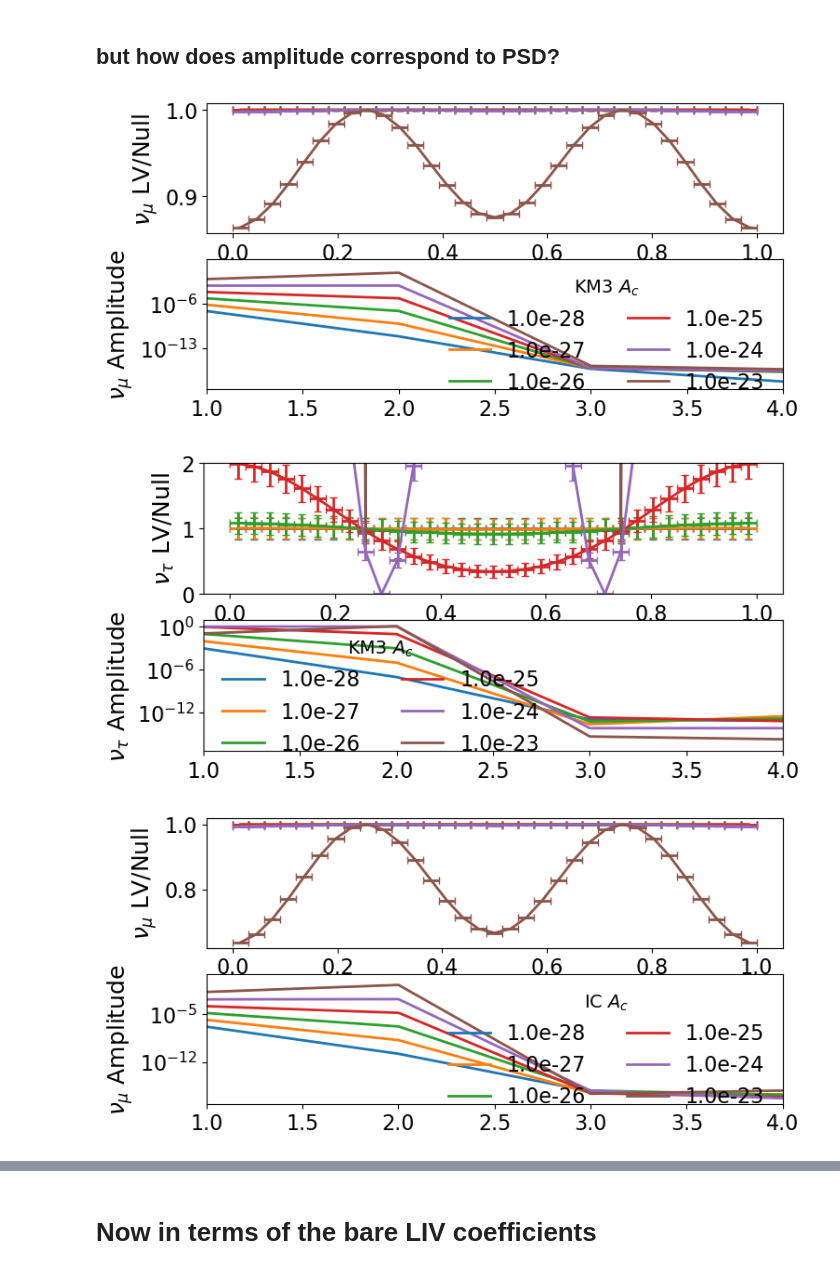
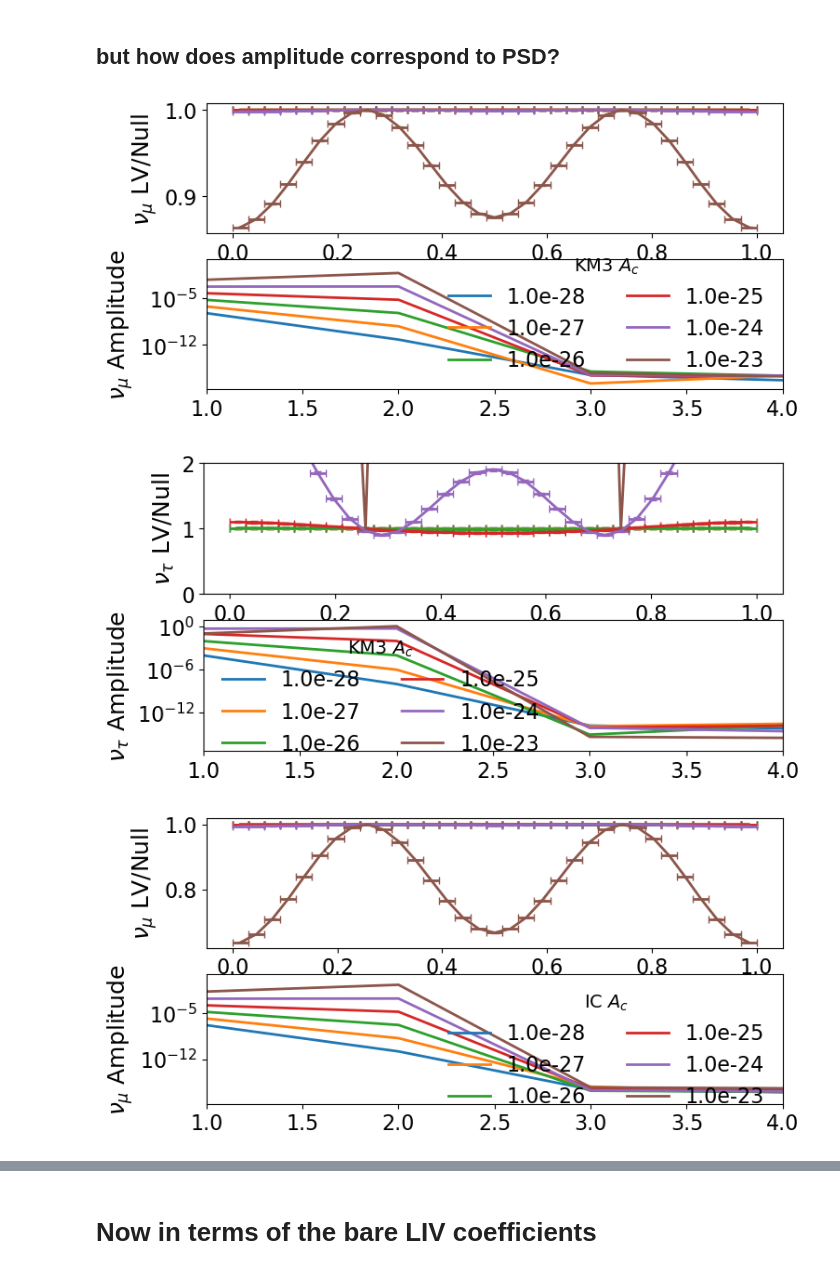
Before and after one commit to nickkamp1/NuTelescopeMuCollider, a Jupyter notebook: LorentzViolationSidereal_Analysis.ipynb, the cells around one changed output, grey strips where cells are left out. Drawn from its saved outputs; the diff is of its cells as text; code cells hidden in the pictures.

```diff
--- a/LorentzViolationSidereal_Analysis.ipynb
+++ b/LorentzViolationSidereal_Analysis.ipynb
@@ -6,7 +6,7 @@
 nYears = 1
 throughgoing_factor = 1 # don't consider it
 wobbling_factor = 1 # 1 / 0.01 # no wobble!
-tau_efficiency = 0.1 # hypothetical tau efficiency
+tau_sb = 0.1 # hypothetical tau efficiency
 # %%
 import numpy as np
 import matplotlib.pyplot as plt
@@ -140,7 +144,7 @@ exp_tau_sensitivities = {}
 for exp,nEvents in nEvents_dict.items():
     # rate from SM oscillations only
     mu_expectation = nEvents/nBins*osc_prob(baseline_list[exp],t_bin_centers,Emean=avg_energy_dict[exp])[0]
-    tau_expectation = nEvents/nBins*(1-osc_prob(baseline_list[exp],t_bin_centers,Emean=avg_energy_dict[exp])[0])*tau_efficiency
+    tau_expectation = nEvents/nBins*(1-osc_prob(baseline_list[exp],t_bin_centers,Emean=avg_energy_dict[exp])[0])/tau_sb
     fig = plt.figure()
     ax1 = plt.gca()
     ax2 = plt.gca().twinx()
@@ -163,7 +167,6 @@ for exp,nEvents in nEvents_dict.items():
         ax1.plot([],[],color="orange" if i_flav==0 else "dodgerblue",label=r"$\mu$ PDF" if i_flav==0 else r"$\tau$ PDF")
         ax1.plot([],[],color="red" if i_flav==0 else "purple",label=r"$\mu$ CDF" if i_flav==0 else r"$\tau$ CDF")
         for mode,ls in zip([1,2,3,4],["-","--",":","-."]):
-            if mode in [3,4]: continue
             if i_flav==1: ax1.plot([],[],color="black",ls=ls,label="Mode %d"%mode)
             ax1.hist(amps[:,mode],color="orange" if i_flav==0 else "dodgerblue",bins=amplitude_bins,ls=ls,histtype="step")
 
@@ -201,12 +204,15 @@ for exp in experiment_list:
     tau_fig,tau_ax = plt.subplots(2,1)#,sharex=True)
     #tau_fig.subplots_adjust(hspace=0)
     mu_events_null = (nEvents_dict[exp]/nBins)*osc_prob(baseline_list[exp],t_bin_centers,Emean=avg_energy_dict[exp])
-    tau_events_null = (nEvents_dict[exp]/nBins)*(1-osc_prob(baseline_list[exp],t_bin_centers,Emean=avg_energy_dict[exp]))*tau_efficiency
+    tau_events_null = (nEvents_dict[exp]/nBins)*(1-osc_prob(baseline_list[exp],t_bin_centers,Emean=avg_energy_dict[exp]))
+    tau_events_total = tau_events_null / tau_sb
+    tau_events_bkg = tau_events_total - tau_events_null
     mu_mode2_amps[exp] = []
     tau_mode2_amps[exp] = []
     for Ac in Ac_list:
         mu_events = (nEvents_dict[exp]/nBins)*osc_prob(baseline_list[exp],t_bin_centers,Emean=avg_energy_dict[exp],Ac=Ac)
-        tau_events = (nEvents_dict[exp]/nBins)*(1-osc_prob(baseline_list[exp],t_bin_centers,Emean=avg_energy_dict[exp],Ac=Ac))*tau_efficiency
+        tau_events = (nEvents_dict[exp]/nBins)*(1-osc_prob(baseline_list[exp],t_bin_centers,Emean=avg_energy_dict[exp],Ac=Ac))
+        tau_events += tau_events_bkg
         # fft = np.abs(np.abs(np.fft.fft(events)))[:int(nBins/2)-1]
         # amp[0] = fft[0]/nBins
         # amp[1:] = 2*fft[1:]/nBins
@@ -214,34 +220,34 @@ for exp in experiment_list:
         amp = get_amplitudes(mu_events)
         mu_mode2_amps[exp].append(amp[1])
         mu_ax[0].errorbar(t_bin_centers,mu_events/mu_events_null,xerr=(t_bins[1]-t_bins[0])/2,yerr=np.sqrt(mu_events)/mu_events_null,capsize=3)
         mu_ax[1].plot(amp,label="%1.1e"%Ac)
         amp = get_amplitudes(tau_events)
         tau_mode2_amps[exp].append(amp[1])
-        tau_ax[0].errorbar(t_bin_centers,tau_events/tau_events_null,xerr=(t_bins[1]-t_bins[0])/2,yerr=np.sqrt(tau_events)/tau_events_null,capsize=3)
+        tau_ax[0].errorbar(t_bin_centers,tau_events/tau_events_total,xerr=(t_bins[1]-t_bins[0])/2,yerr=np.sqrt(tau_events)/tau_events_total,capsize=3)
         tau_ax[1].plot(amp,label="%1.1e"%Ac)
     mu_ax[1].legend(ncol=2,title=r"%s $A_c$"%exp)
     #mu_ax[0].semilogy()
     mu_ax[1].semilogy()
     #mu_ax[1].set_ylim(1e-6,1e-2)
     mu_ax[1].set_xlim(1,4)
     mu_ax[0].set_ylabel(r"$\nu_\mu$ LV/Null")
     mu_ax[1].set_ylabel(r"$\nu_\mu$ Amplitude")
 
     tau_ax[1].legend(ncol=2,title=r"%s $A_c$"%exp)
     tau_ax[0].set_ylim(0,2)
     if exp=="PONE": tau_ax[0].set_ylim(0.9,1.1)
     #tau_ax[0].semilogy()
     tau_ax[1].semilogy()
     #mu_ax[1].set_ylim(1e-6,1e-2)
     tau_ax[1].set_xlim(1,4)
     tau_ax[0].set_ylabel(r"$\nu_\tau$ LV/Null")
     tau_ax[1].set_ylabel(r"$\nu_\tau$ Amplitude")
 
 
     plt.show()
     plt.close(mu_fig)
     plt.close(tau_fig)
 # %% [output]
-[figure, old version]
+[figure, new version]
-[figure, old version]
+[figure, new version]
-[figure, old version]
+[figure, new version]
```
Also changed, not shown: parts of 13 cells of this notebook, 32 other files.
